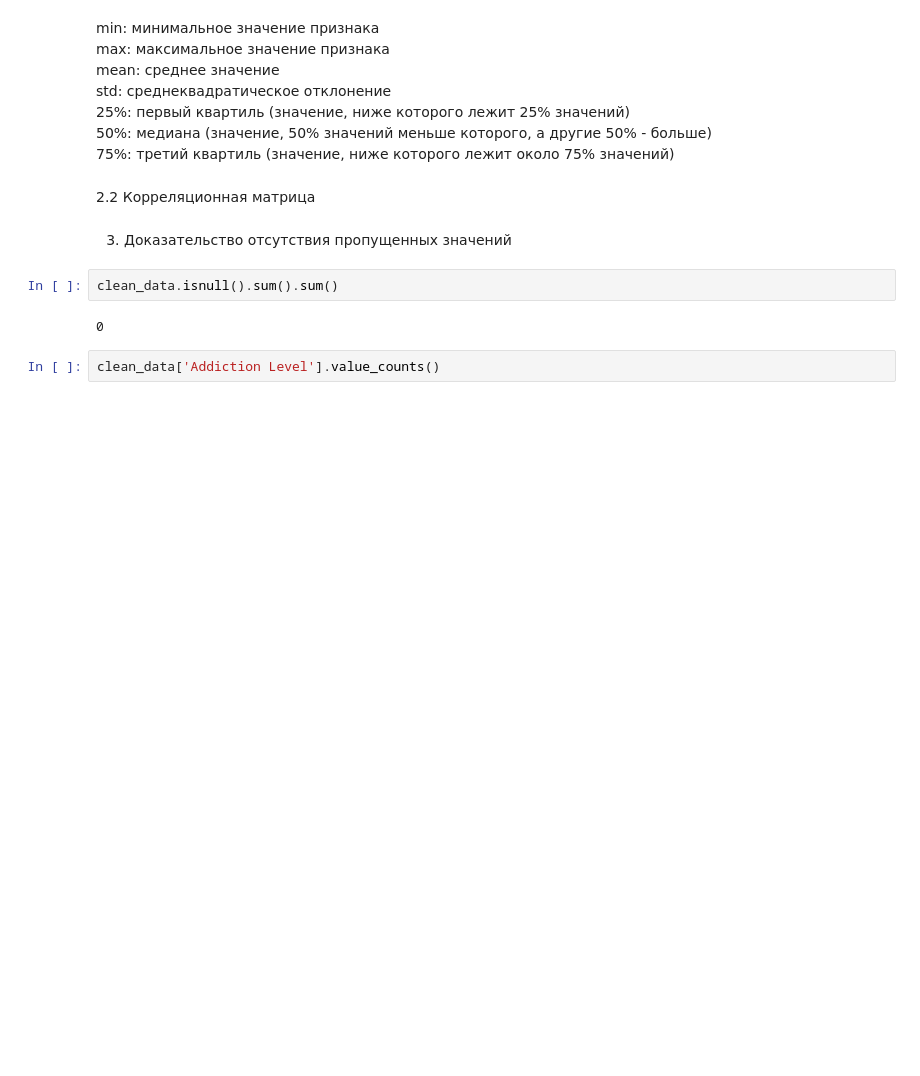
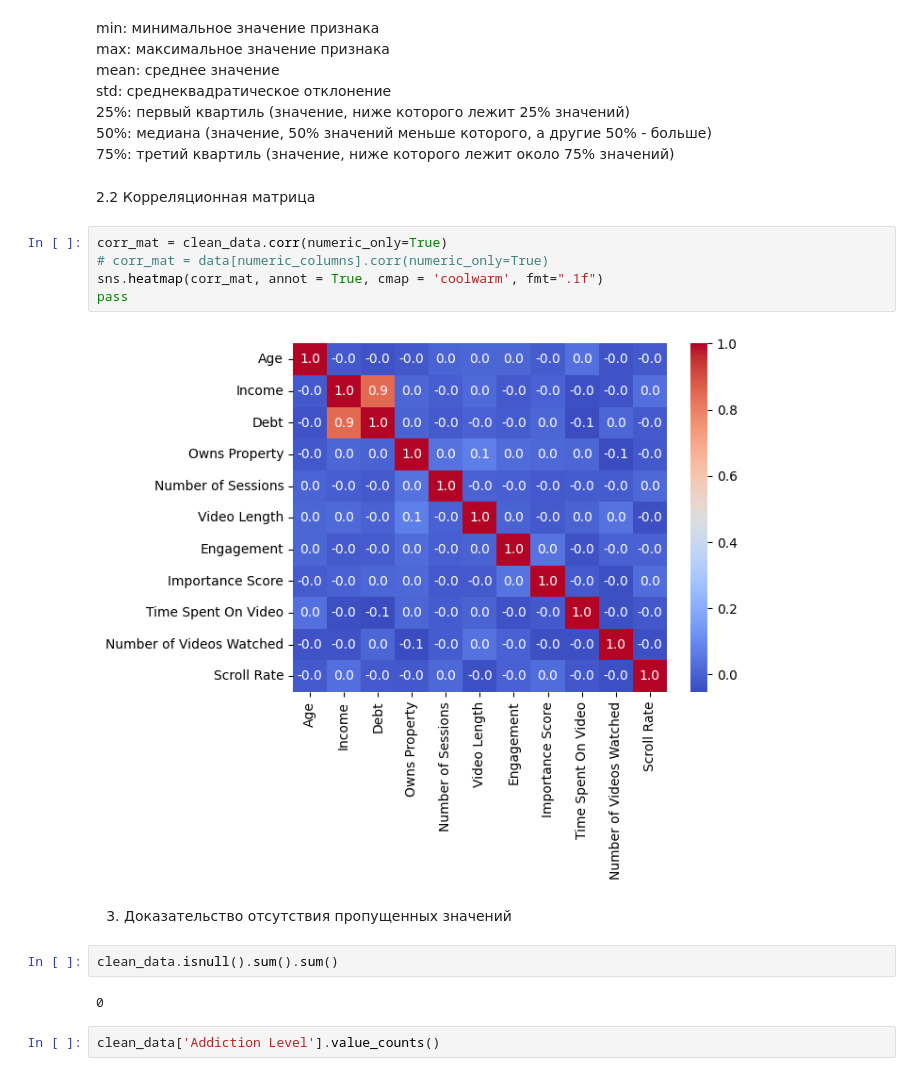
Before and after one commit to AndreyBugrov/ML, a Jupyter notebook: Addiction.ipynb, the cells around one changed output. Cells and saved outputs as stored; diff of their text form; blank space fills up the shorter version.

```diff
--- a/Addiction.ipynb
+++ b/Addiction.ipynb
@@ -190,6 +190,13 @@ std: среднеквадратическое отклонение\
 75%: третий квартиль (значение, ниже которого лежит около 75% значений)
 # %% [markdown]
 2.2 Корреляционная матрица
+# %%
+corr_mat = clean_data.corr(numeric_only=True)
+# corr_mat = data[numeric_columns].corr(numeric_only=True)
+sns.heatmap(corr_mat, annot = True, cmap = 'coolwarm', fmt=".1f")
+pass
+# %% [output]
+[figure, added]
 # %% [markdown]
 3. Доказательство отсутствия пропущенных значений
 # %%
```
Also changed, not shown: parts of 25 cells of this notebook.
